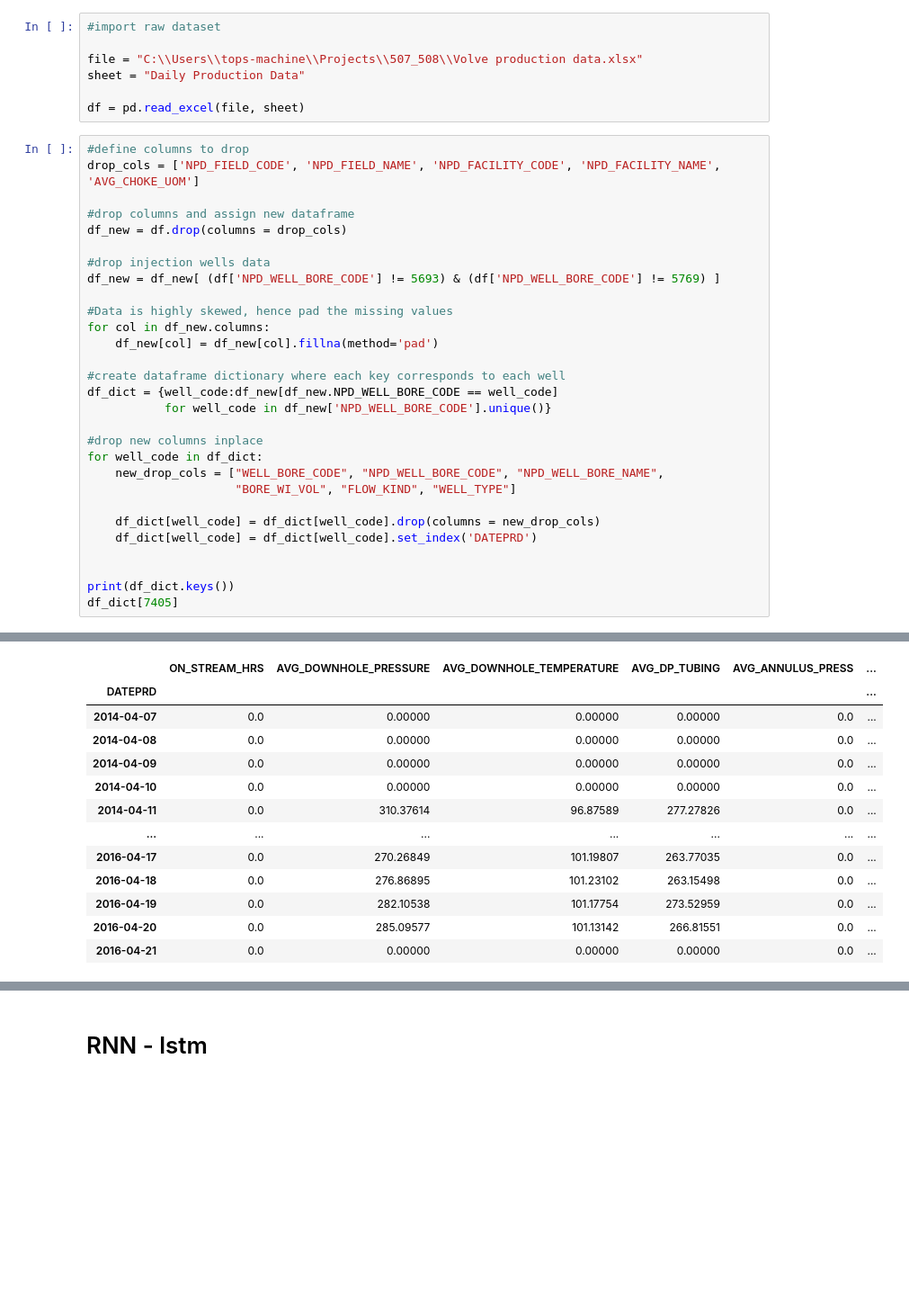
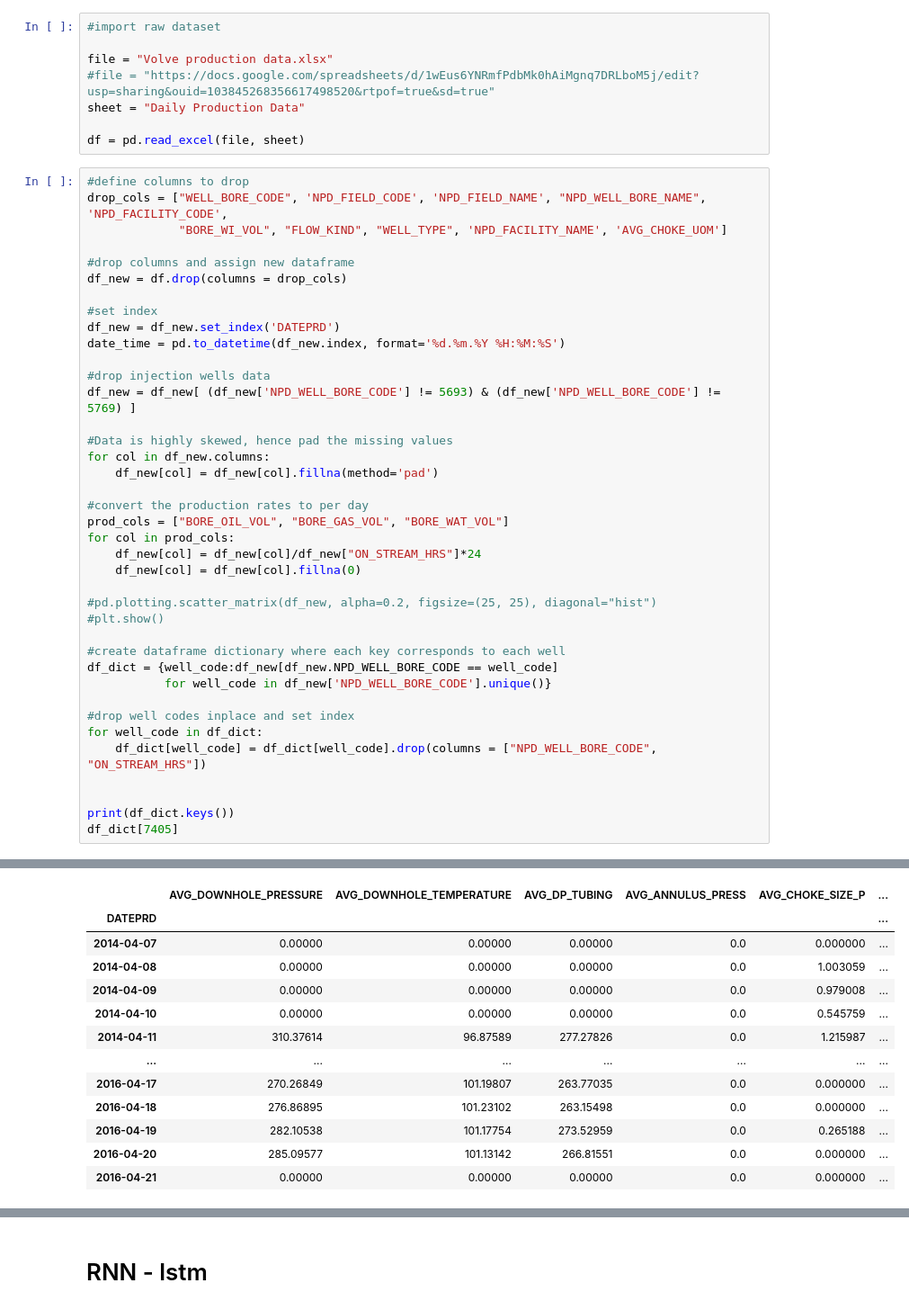
Before and after one commit to topefolorunso/NN-Based-Oil-Prediction-Model-w-Time-Series-Forecasting, a Jupyter notebook: 507_508/data_prep.ipynb, the cells around one changed output, grey strips where cells are left out. Shown at 90% size. Saved outputs shown, nothing was run; the diff lists cells and outputs as text; blank space fills up the shorter version.

```diff
--- a/507_508/data_prep.ipynb
+++ b/507_508/data_prep.ipynb
@@ -21,51 +24,62 @@ from tensorflow.keras.layers import LSTM
 # %%
 #import raw dataset
 
-file = "C:\\Users\\tops-machine\\Projects\\507_508\\Volve production data.xlsx"
+file = "Volve production data.xlsx"
+#file = "https://docs.google.com/spreadsheets/d/1wEus6YNRmfPdbMk0hAiMgnq7DRLboM5j/edit?usp=sharing&ouid=103845268356617498520&rtpof=true&sd=true"
 sheet = "Daily Production Data"
 
 df = pd.read_excel(file, sheet)
 # %%
 #define columns to drop
-drop_cols = ['NPD_FIELD_CODE', 'NPD_FIELD_NAME', 'NPD_FACILITY_CODE', 'NPD_FACILITY_NAME', 'AVG_CHOKE_UOM']
+drop_cols = ["WELL_BORE_CODE", 'NPD_FIELD_CODE', 'NPD_FIELD_NAME', "NPD_WELL_BORE_NAME", 'NPD_FACILITY_CODE',
+             "BORE_WI_VOL", "FLOW_KIND", "WELL_TYPE", 'NPD_FACILITY_NAME', 'AVG_CHOKE_UOM']
 
 #drop columns and assign new dataframe
 df_new = df.drop(columns = drop_cols)
 
+#set index
+df_new = df_new.set_index('DATEPRD')
+date_time = pd.to_datetime(df_new.index, format='%d.%m.%Y %H:%M:%S')
+
 #drop injection wells data
-df_new = df_new[ (df['NPD_WELL_BORE_CODE'] != 5693) & (df['NPD_WELL_BORE_CODE'] != 5769) ]
+df_new = df_new[ (df_new['NPD_WELL_BORE_CODE'] != 5693) & (df_new['NPD_WELL_BORE_CODE'] != 5769) ]
 
 #Data is highly skewed, hence pad the missing values
 for col in df_new.columns:
     df_new[col] = df_new[col].fillna(method='pad')
 
+#convert the production rates to per day
+prod_cols = ["BORE_OIL_VOL", "BORE_GAS_VOL", "BORE_WAT_VOL"]
+for col in prod_cols:
+    df_new[col] = df_new[col]/df_new["ON_STREAM_HRS"]*24
+    df_new[col] = df_new[col].fillna(0)
+
+#pd.plotting.scatter_matrix(df_new, alpha=0.2, figsize=(25, 25), diagonal="hist")
+#plt.show()
+
 #create dataframe dictionary where each key corresponds to each well
 df_dict = {well_code:df_new[df_new.NPD_WELL_BORE_CODE == well_code]
            for well_code in df_new['NPD_WELL_BORE_CODE'].unique()}
 
-#drop new columns inplace
+#drop well codes inplace and set index
 for well_code in df_dict:
-    new_drop_cols = ["WELL_BORE_CODE", "NPD_WELL_BORE_CODE", "NPD_WELL_BORE_NAME",
-                     "BORE_WI_VOL", "FLOW_KIND", "WELL_TYPE"]
-
-    df_dict[well_code] = df_dict[well_code].drop(columns = new_drop_cols)
-    df_dict[well_code] = df_dict[well_code].set_index('DATEPRD')
+    df_dict[well_code] = df_dict[well_code].drop(columns = ["NPD_WELL_BORE_CODE", "ON_STREAM_HRS"])
 
 
 print(df_dict.keys())
 df_dict[7405]
 # %% [output]
 dict_keys([7405, 7078, 5599, 5351, 7289])
-|  | ON_STREAM_HRS | AVG_DOWNHOLE_PRESSURE | AVG_DOWNHOLE_TEMPERATURE | AVG_DP_TUBING | AVG_ANNULUS_PRESS | ... |
+|  | AVG_DOWNHOLE_PRESSURE | AVG_DOWNHOLE_TEMPERATURE | AVG_DP_TUBING | AVG_ANNULUS_PRESS | AVG_CHOKE_SIZE_P | ... |
 | DATEPRD |  |  |  |  |  | ... |
-| 2014-04-07 | 0.0 | 0.00000 | 0.00000 | 0.00000 | 0.0 | ... |
-| 2014-04-08 | 0.0 | 0.00000 | 0.00000 | 0.00000 | 0.0 | ... |
-| 2014-04-09 | 0.0 | 0.00000 | 0.00000 | 0.00000 | 0.0 | ... |
-| 2014-04-10 | 0.0 | 0.00000 | 0.00000 | 0.00000 | 0.0 | ... |
-| 2014-04-11 | 0.0 | 310.37614 | 96.87589 | 277.27826 | 0.0 | ... |
+| 2014-04-07 | 0.00000 | 0.00000 | 0.00000 | 0.0 | 0.000000 | ... |
+| 2014-04-08 | 0.00000 | 0.00000 | 0.00000 | 0.0 | 1.003059 | ... |
+| 2014-04-09 | 0.00000 | 0.00000 | 0.00000 | 0.0 | 0.979008 | ... |
+| 2014-04-10 | 0.00000 | 0.00000 | 0.00000 | 0.0 | 0.545759 | ... |
+| 2014-04-11 | 310.37614 | 96.87589 | 277.27826 | 0.0 | 1.215987 | ... |
 | ... | ... | ... | ... | ... | ... | ... |
-| 2016-04-17 | 0.0 | 270.26849 | 101.19807 | 263.77035 | 0.0 | ... |
-| 2016-04-18 | 0.0 | 276.86895 | 101.23102 | 263.15498 | 0.0 | ... |
-| 2016-04-19 | 0.0 | 282.10538 | 101.17754 | 273.52959 | 0.0 | ... |
-| 2016-04-20 | 0.0 | 285.09577 | 101.13142 | 266.81551 | 0.0 | ... |
-| 2016-04-21 | 0.0 | 0.00000 | 0.00000 | 0.00000 | 0.0 | ... |
+| 2016-04-17 | 270.26849 | 101.19807 | 263.77035 | 0.0 | 0.000000 | ... |
+| 2016-04-18 | 276.86895 | 101.23102 | 263.15498 | 0.0 | 0.000000 | ... |
+| 2016-04-19 | 282.10538 | 101.17754 | 273.52959 | 0.0 | 0.265188 | ... |
+| 2016-04-20 | 285.09577 | 101.13142 | 266.81551 | 0.0 | 0.000000 | ... |
+| 2016-04-21 | 0.00000 | 0.00000 | 0.00000 | 0.0 | 0.000000 | ... |
```
Also changed, not shown: parts of 13 cells of this notebook.
